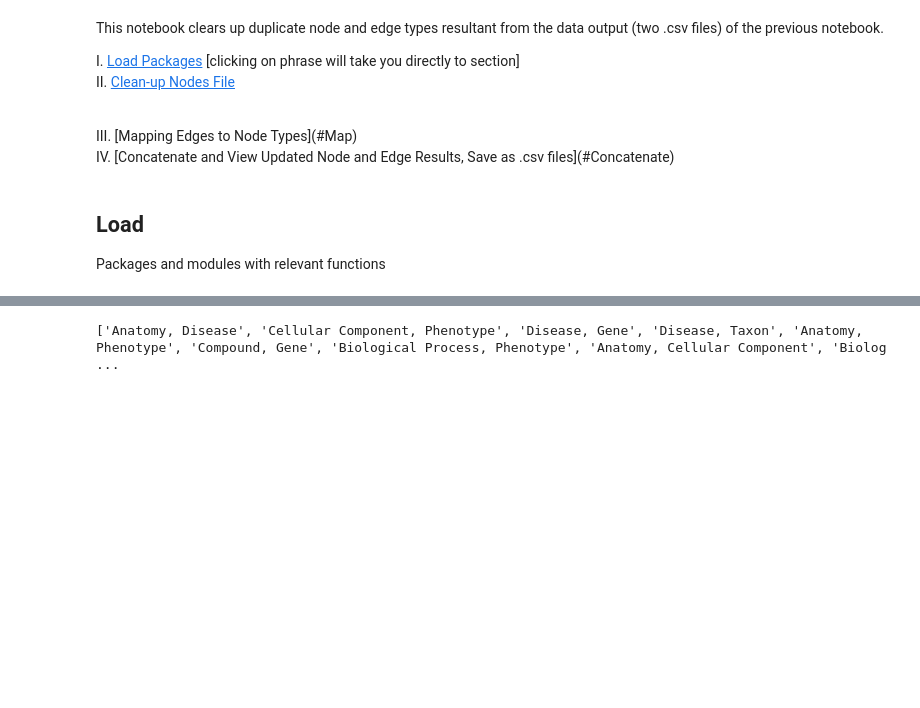
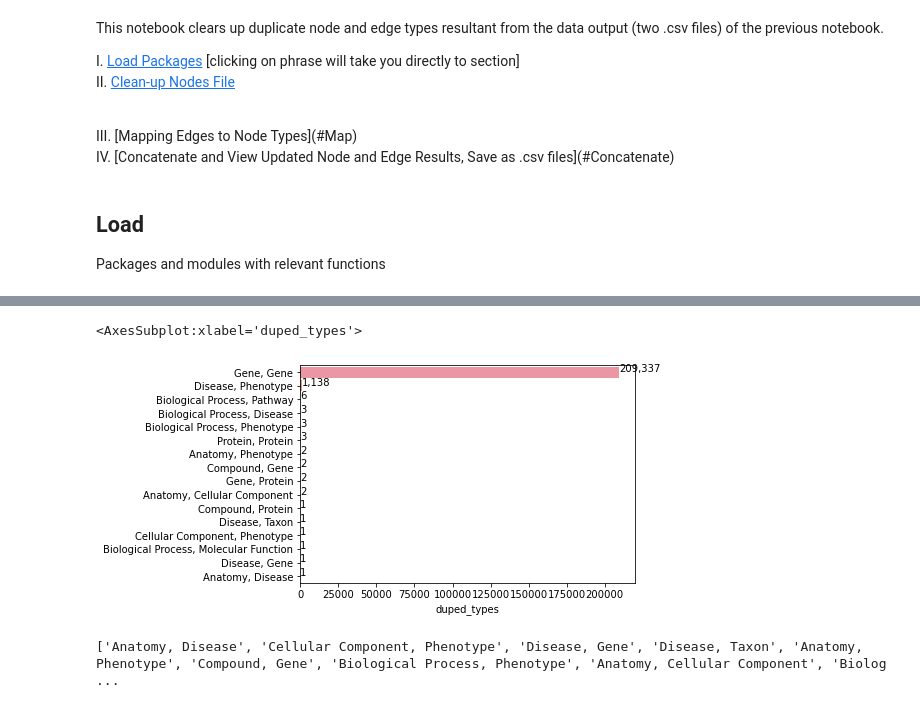
Before and after one commit to sabahzero/WRP, a Jupyter notebook: src/01c_Wikidata-Cleanup.ipynb, the cells around one changed output, grey strips where cells are left out. Saved outputs shown, nothing was run; the diff lists cells and outputs as text; code cells hidden in the pictures; blank space fills up the shorter version.

```diff
--- a/src/01c_Wikidata-Cleanup.ipynb
+++ b/src/01c_Wikidata-Cleanup.ipynb
@@ -48,4 +50,9 @@ dup_type_map = duped_ids.groupby('id')['label'].apply(lambda x: ', '.join(sorted
 duped_ids['duped_types'] = duped_ids['id'].map(dup_type_map)
 # %%
 dup_frac = duped_ids['duped_types'].value_counts() / duped_ids['duped_types'].value_counts().max()
+# %%
+count_plot_h(duped_ids['duped_types'].value_counts() // 2) # Most are in Genes, then Disease
+# %% [output]
+<AxesSubplot:xlabel='duped_types'>
+[figure, added]
 # %%
```
Also changed, not shown: parts of 5 cells of this notebook, 1 other file.
